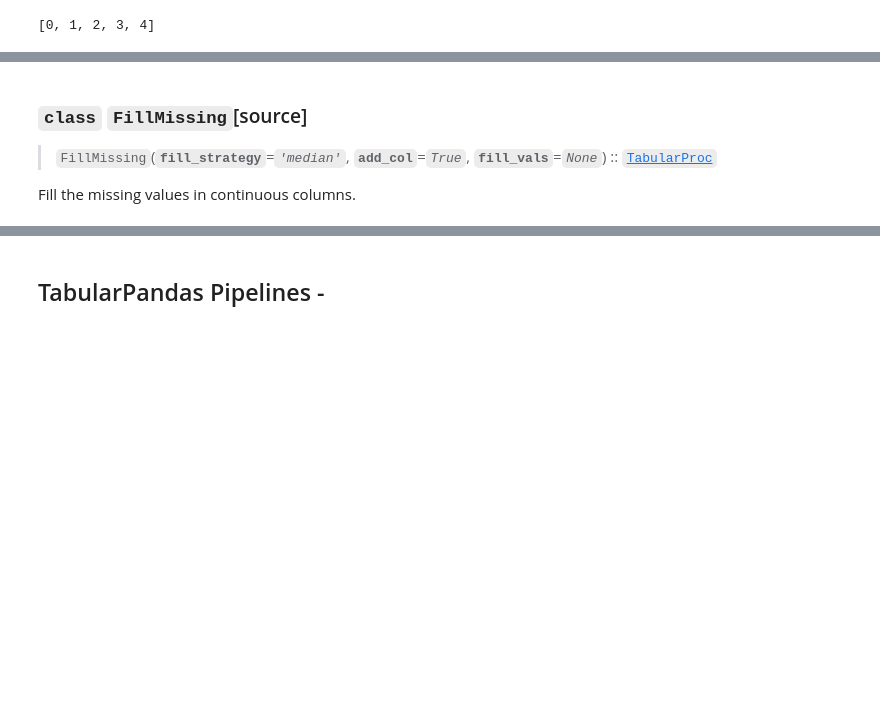
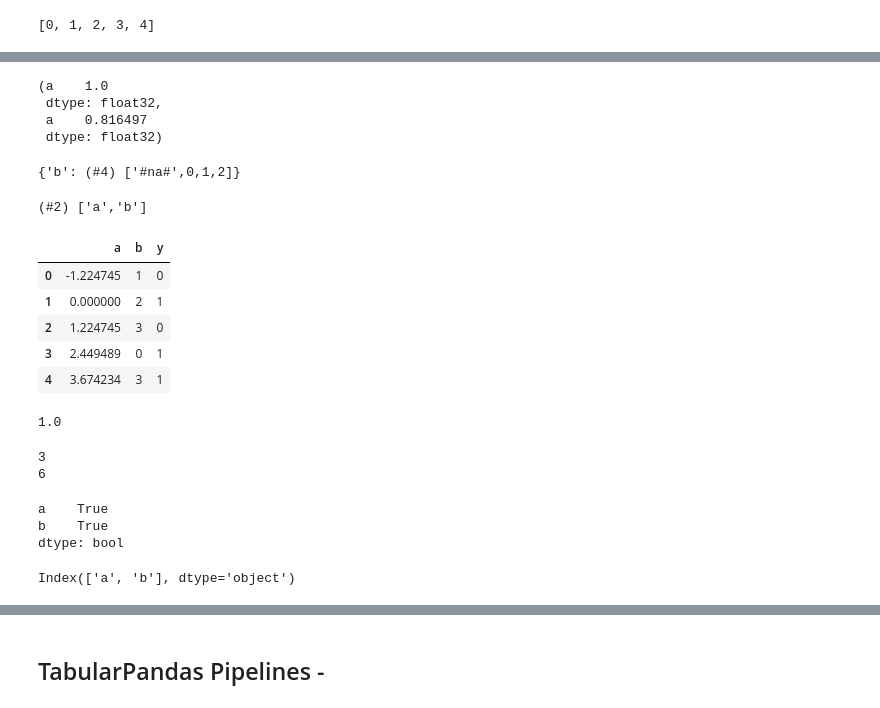
Before and after one commit to anhquan0412/fastai2, a Jupyter notebook: quan-nbs/7_40_tabular.core.ipynb, the cells around one changed output, grey strips where cells are left out. Cells and saved outputs as stored; diff of their text form; code cells hidden in the pictures; blank space fills up the shorter version.

Commit message:
add more details to previous note, ALL cat and cont procs, run tests on procs. Preparing for 3 tensors for dataloader

```diff
--- a/quan-nbs/7_40_tabular.core.ipynb
+++ b/quan-nbs/7_40_tabular.core.ipynb
@@ -647,0 +711,8 @@ test_close(to['a'].values, (np.array([0,1,2,3,4])-m)/s)
+# %%
+df = pd.DataFrame({'a':[0,1,2,3,4],'b':[0,1,2,3,2],'y': ['a', 'b', 'a', 'b', 'b']})
+norm = Normalize()
+cat = Categorify()
+to = TabularPandas(df, [cat,norm],
+                   cat_names = 'b',
+                   cont_names='a',
+                   splits=[[0,1,2],[3,4]], y_names='y')
@@ -648,3 +745,27 @@ test_close(to['a'].values, (np.array([0,1,2,3,4])-m)/s)
+# %%
+norm.means,norm.stds
+# %% [output]
+(a    1.0
+ dtype: float32,
+ a    0.816497
+ dtype: float32)
+# %%
+cat.classes
+# %% [output]
+{'b': (#4) ['#na#',0,1,2]}
+# %%
+to.procs.categorize.vocab
+# %% [output]
+(#2) ['a','b']
+# %%
+to.items # good!
+# %% [output]
+|  | a | b | y |
+| 0 | -1.224745 | 1 | 0 |
+| 1 | 0.000000 | 2 | 1 |
+| 2 | 1.224745 | 3 | 0 |
+| 3 | 2.449489 | 0 | 1 |
+| 4 | 3.674234 | 3 | 1 |
 # %%
 #export
 class FillStrategy:
@@ -652,6 +774,23 @@ class FillStrategy:
     def median  (c,fill): return c.median()
     def constant(c,fill): return fill
     def mode    (c,fill): return c.dropna().value_counts().idxmax()
+# %%
+# check a func in FillStrategy
+temp_df = pd.DataFrame({'a':[0,np.nan,1,2,1,3]})
+FillStrategy.mode(temp_df['a'],-1)
+# %% [output]
+1.0
+# %%
+# Note: group related functions into a class
+class ATemp:
+    def add(a,b): return a+b
+    def add2(a,b,c): return a+b+c
+a = ATemp.add # the key point is you DONT INSTANTIATE THE CLASS
+print(a(1,2))
+print(ATemp.add2(1,2,3))
+# %% [output]
+3
+6
 # %%
 #export
 class FillMissing(TabularProc):
@@ -674,11 +813,13 @@ class FillMissing(TabularProc):
             if self.add_col:
                 to.loc[:,n+'_na'] = missing[n]
                 if n+'_na' not in to.cat_names: to.cat_names.append(n+'_na')
-# %%
-show_doc(FillMissing, title_level=3)
-# %% [output]
-<h3 id="FillMissing" class="doc_header"><code>class</code> <code>FillMissing</code><a href="" class="source_link" style="float:right">[source]</a></h3>
-
-> <code>FillMissing</code>(**`fill_strategy`**=*`'median'`*, **`add_col`**=*`True`*, **`fill_vals`**=*`None`*) :: [`TabularProc`](/tabular.core#TabularProc)
-
-Fill the missing values in continuous columns.
+# %%
+temp_df = pd.DataFrame({'a':[0,np.nan,1,2,1,3],'b':[np.nan,np.nan,0,1,2,3]})
+temp_missing = pd.isnull(temp_df).any()
+print(temp_missing)
+temp_missing.keys()
+# %% [output]
+a    True
+b    True
+dtype: bool
+Index(['a', 'b'], dtype='object')
```
Also changed, not shown: parts of 39 cells of this notebook.
